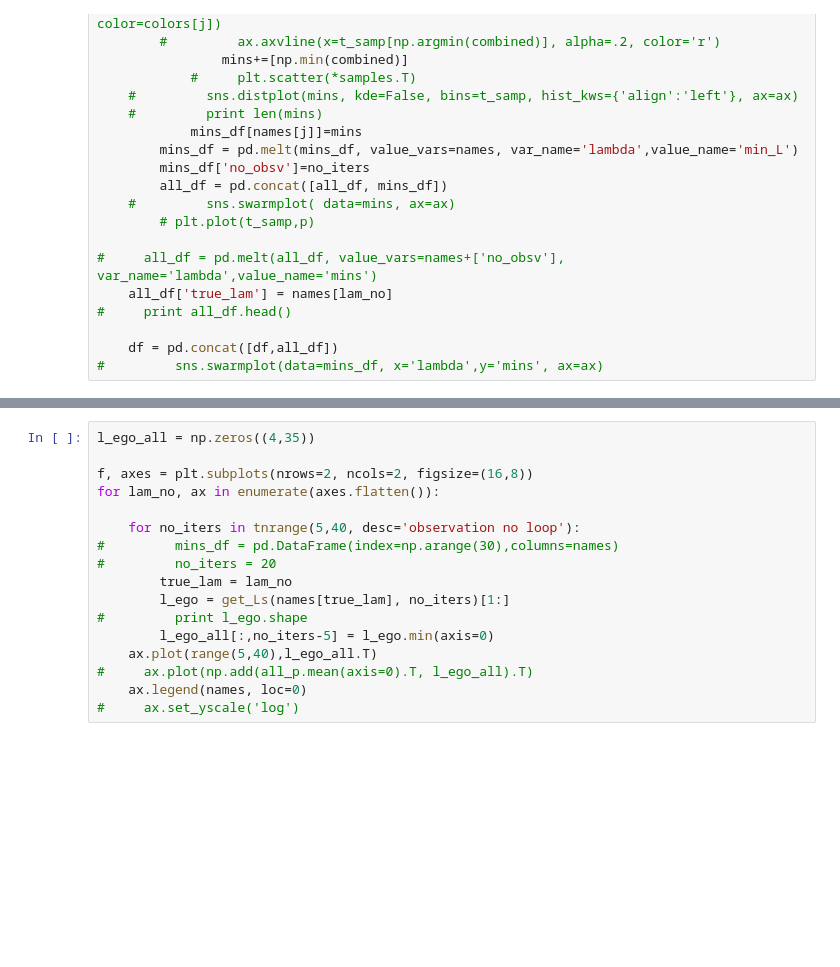
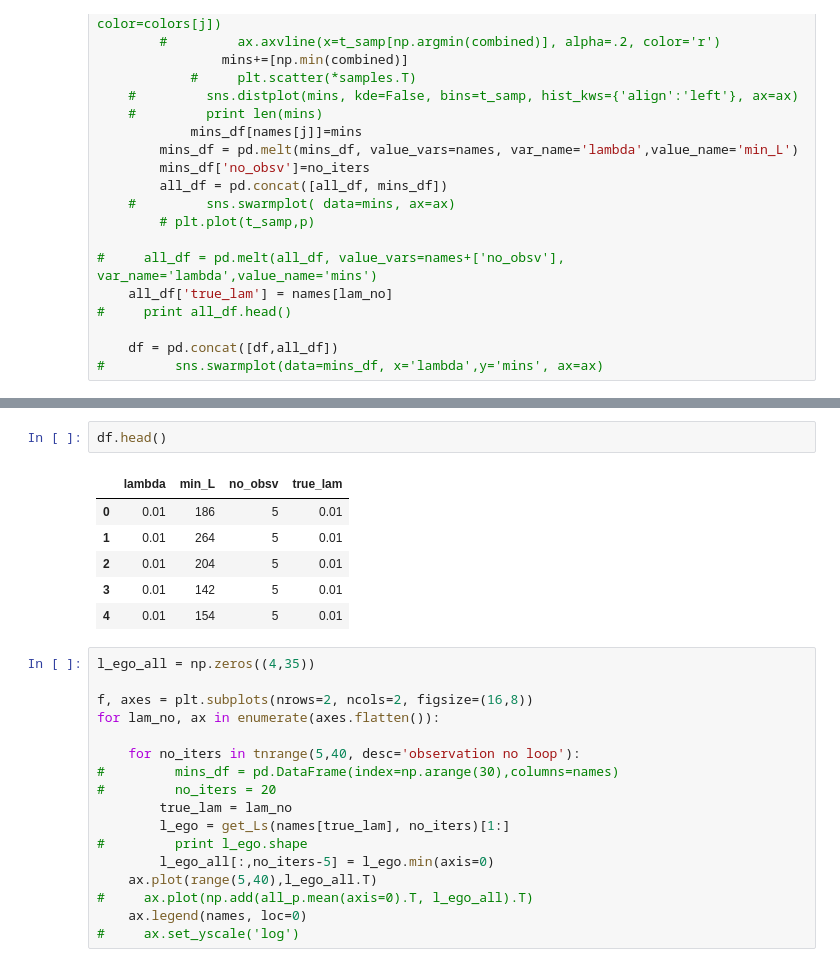
Before and after one commit to DesignInformaticsLab/EcoRacer2016, a Jupyter notebook: simulation_study/Plot_Likelihood.ipynb, the cells around one changed output, grey strips where cells are left out. Cells and saved outputs as stored; diff of their text form; blank space fills up the shorter version.

```diff
--- a/simulation_study/Plot_Likelihood.ipynb
+++ b/simulation_study/Plot_Likelihood.ipynb
@@ -486,3 +486,12 @@ sns.factorplot(data=df, x='no_obsv', y='min_L', hue='lambda', row='true_lam',
+# %%
+df.head()
+# %% [output]
+|  | lambda | min_L | no_obsv | true_lam |
+| 0 | 0.01 | 186 | 5 | 0.01 |
+| 1 | 0.01 | 264 | 5 | 0.01 |
+| 2 | 0.01 | 204 | 5 | 0.01 |
+| 3 | 0.01 | 142 | 5 | 0.01 |
+| 4 | 0.01 | 154 | 5 | 0.01 |
 # %%
 l_ego_all = np.zeros((4,35))
 
```
Also changed, not shown: parts of 4 cells of this notebook, 1 other file.
